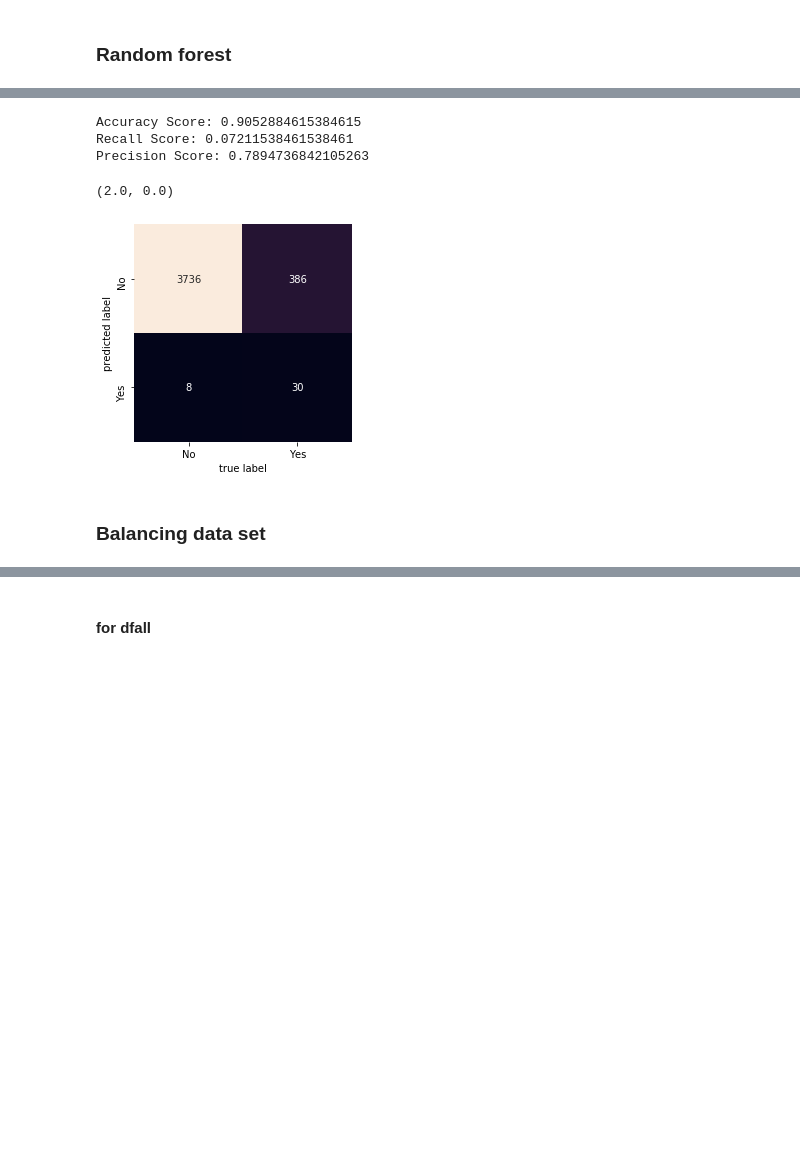
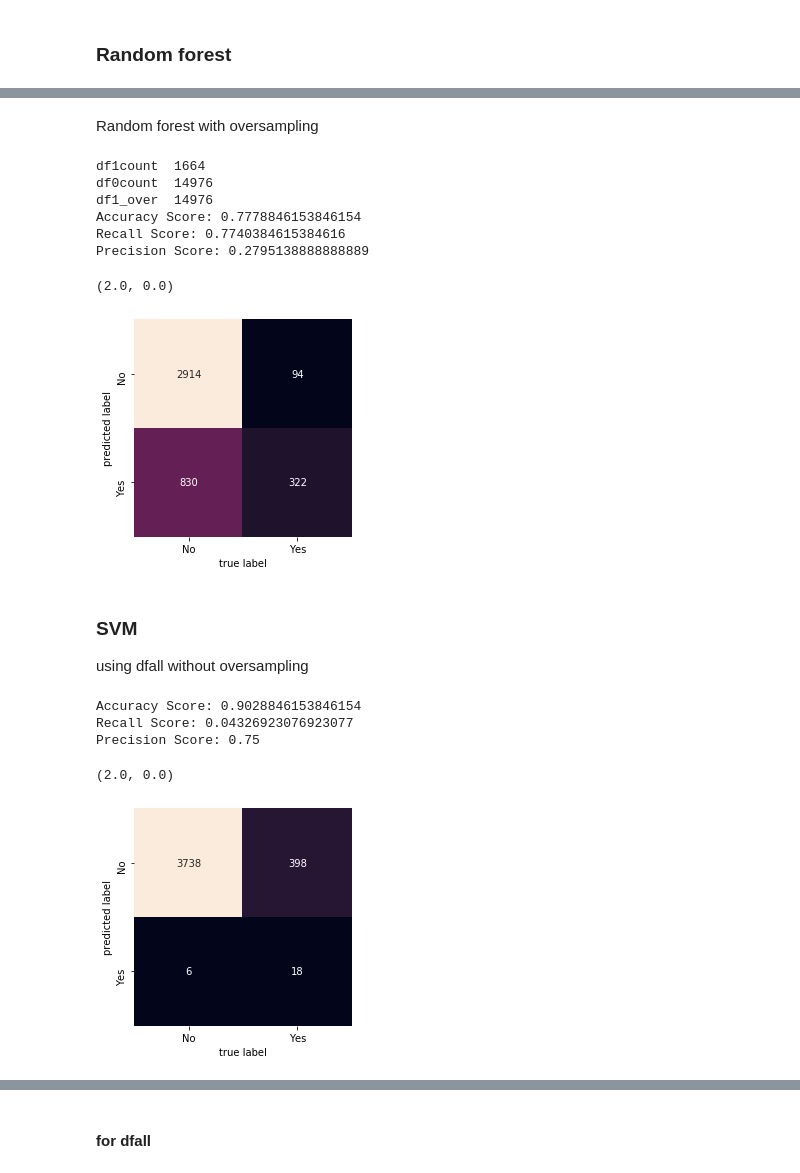
Before and after one commit to Mgallese97/Data-Science-in-Practice, a Jupyter notebook: Project/Projecttrial-Copy2.ipynb, the cells around one changed output, grey strips where cells are left out. Saved outputs shown, nothing was run; the diff lists cells and outputs as text; code cells hidden in the pictures; blank space fills up the shorter version.

```diff
--- a/Project/Projecttrial.ipynb
+++ b/Project/Projecttrial-Copy2.ipynb
@@ -329,7 +337,57 @@ Precision Score: 0.6298701298701299
 [figure]
+# %% [markdown]
+Random forest with oversampling
+# %%
+X_train, X_test, y_train, y_test = train_test_split(dfall, dfall["top"], stratify=dfall["top"],test_size=0.2)
+features=['danceability','energy','key','loudness','mode' ,'speechiness','acousticness','instrumentalness','liveness','valence','tempo','time_signature','duration_ms']
+# Divide by class
+df0 = X_train[X_train['top'] == 0]
+df1 = X_train[X_train['top'] == 1]
+df1count=df1.shape[0]
+df0count=df0.shape[0]
+print('df1count ',df1count)
+print('df0count ',df0count)
+df1_over = df1.sample(df0count, replace=True)
+print('df1_over ', df1_over.shape[0])
+X_trainb=pd.concat([df1_over, df0], ignore_index=True) #new training Xb balanced
+y_train=X_trainb['top']
+X_trainb=X_trainb[features]
+X_test=X_test[features]
+#retry random forest classifier
+clf = RandomForestClassifier()
+clf.fit(X_trainb, y_train)
+
+y_pred=clf.predict(X_test)
+
+print("Accuracy Score:",accuracy_score(y_test,y_pred))
+print("Recall Score:",recall_score(y_test,y_pred,labels=[1,0]))
+print("Precision Score:",precision_score(y_test,y_pred,labels=[1,0]))
+
+mat = confusion_matrix(y_test, y_pred)
+s1=sns.heatmap(mat.T, square=True, annot=True, fmt='d', cbar=False,
+          xticklabels=['No','Yes'],
+          yticklabels=['No','Yes'] )
+plt.xlabel('true label')
+plt.ylabel('predicted label')
+bottom, top = s1.get_ylim()
+s1.set_ylim(bottom + 0.5, top - 0.5)
+# %% [output]
+df1count  1664
+df0count  14976
+df1_over  14976
+Accuracy Score: 0.7778846153846154
+Recall Score: 0.7740384615384616
+Precision Score: 0.2795138888888889
+(2.0, 0.0)
+[figure, added]
+# %% [markdown]
+### SVM
+using dfall without oversampling
 # %%
-features=['danceability','energy','key','loudness','mode' ,'speechiness','acousticness','instrumentalness','liveness','valence','tempo']
+features=['danceability','energy','key','loudness','mode' ,'speechiness','acousticness','instrumentalness','liveness','valence','tempo','time_signature','duration_ms']
 X=dfall[features]
+scaler =StandardScaler()
+X= pd.DataFrame(scaler.fit_transform(X),columns=X.columns)
 y=dfall['top']
 X_train, X_test, y_train, y_test = train_test_split(X, y,stratify=y, test_size=0.2)
 
@@ -351,10 +409,8 @@ plt.ylabel('predicted label')
 bottom, top = s1.get_ylim()
 s1.set_ylim(bottom + 0.5, top - 0.5)
 # %% [output]
-Accuracy Score: 0.9052884615384615
-Recall Score: 0.07211538461538461
-Precision Score: 0.7894736842105263
+Accuracy Score: 0.9028846153846154
+Recall Score: 0.04326923076923077
+Precision Score: 0.75
 (2.0, 0.0)
 [figure]
-# %% [markdown]
-### Balancing data set
```
Also changed, not shown: parts of 39 cells of this notebook, 1 other file.
